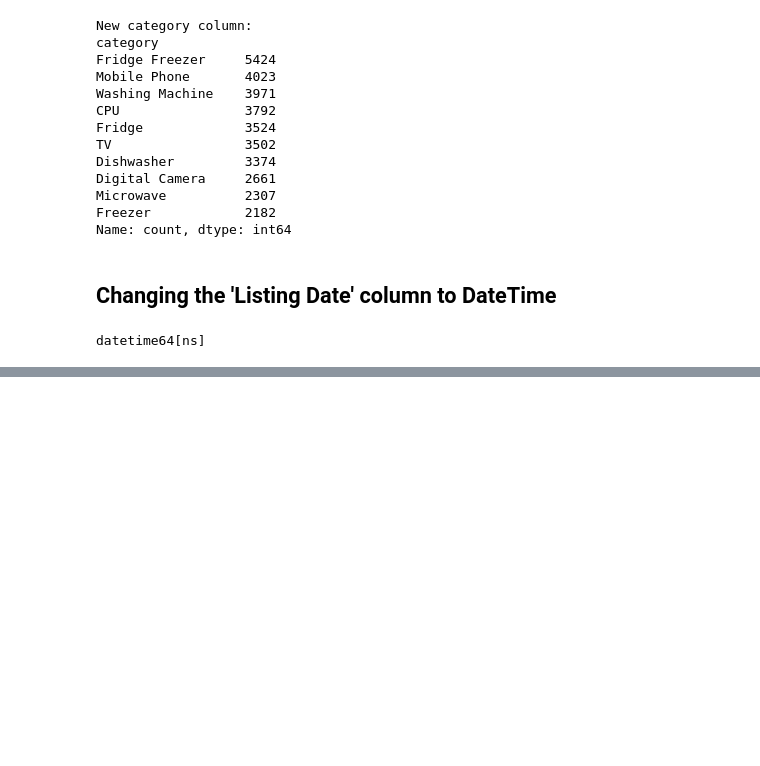
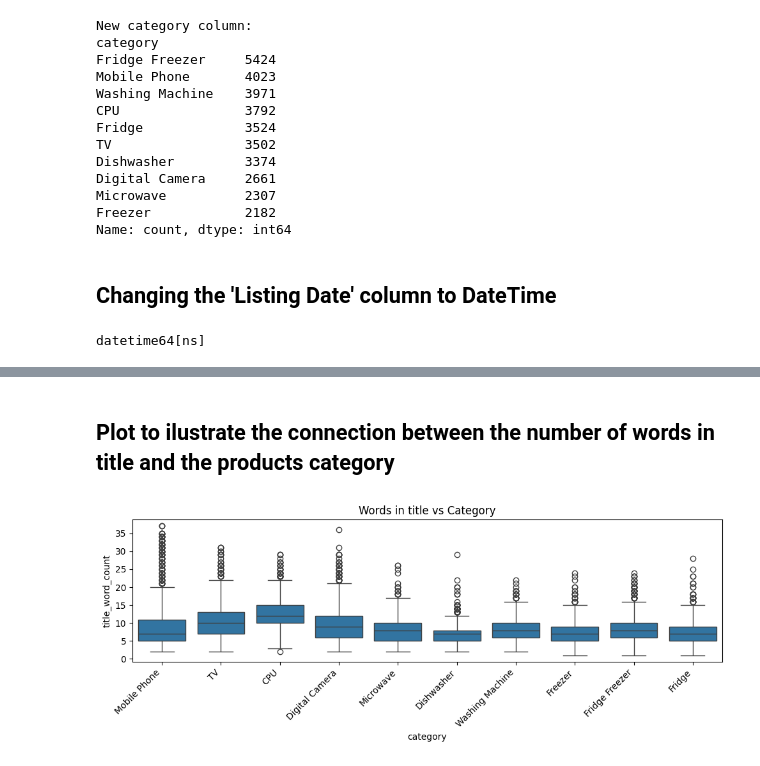
Before and after one commit to ScumpikLau/ml-product-category-laura-corbu, a Jupyter notebook: notebook/product_category_analysis.ipynb, the cells around one changed output, grey strips where cells are left out. Saved outputs shown, nothing was run; the diff lists cells and outputs as text; code cells hidden in the pictures; blank space fills up the shorter version.

Commit message:
Working on the 'Product Title' column

```diff
--- a/notebook/product_category_analysis.ipynb
+++ b/notebook/product_category_analysis.ipynb
@@ -203,0 +209,27 @@ datetime64[ns]
+# %%
+df['Product Title']=df['Product Title'].astype(str)
+# number of characters
+df['title_char_count'] = df['Product Title'].str.len()
+display(df['title_char_count'])
+# number of words
+df['title_word_count'] = df['Product Title'].str.split().str.len()
+# presence of numbers
+df['title_has_numbers'] = df['Product Title'].str.contains(r'\d')
+# presence of special characters
+df['title_special_char'] = df['Product Title'].str.contains(r'[^A-Za-z0-9\s]')
+display(df['title_special_char'])
+
+# check for brands
+brands = ['apple', 'sony', 'doro', 'samsung', 'motorola', 'maxcom', 'xiaomi', 'alcatel', 'wileyfox', 'htc', 'google',
+          'nokia', 'emporia', 'blackview', 'beafon', 'asus', 'swisstone', 'wiko', 'lg', 'panasonic','philips', 'loewe','intel',
+          'hewlett packard', 'canon']
+pattern = r'(?<!\w)(' + '|'.join(brands) + r')(?!\w)'
+
+df['brand_found'] = df['Product Title'].str.extract(pattern)
+df['title_has_brand'] = df['brand_found'].notna()
+display(df['title_has_brand'])
+
+# longest word length
+df['title_longest_word_len'] = (
+    df['Product Title'].str.findall(r'\w+').apply(lambda lst: max(map(len, lst)) if lst else 0)
+)
@@ -203,0 +279,14 @@ datetime64[ns]
+# %% [markdown]
+## Plot to ilustrate the connection between the number of words in title and the products category
+# %%
+import seaborn as sns
+import matplotlib.pyplot as plt
+
+plt.figure(figsize=(10,4))
+sns.boxplot(data=df, x='category', y='title_word_count')
+plt.xticks(rotation=45, ha='right')
+plt.title('Words in title vs Category')
+plt.tight_layout()
+plt.show()
+# %% [output]
+[figure, added]
```
Also changed, not shown: parts of 6 cells of this notebook.
